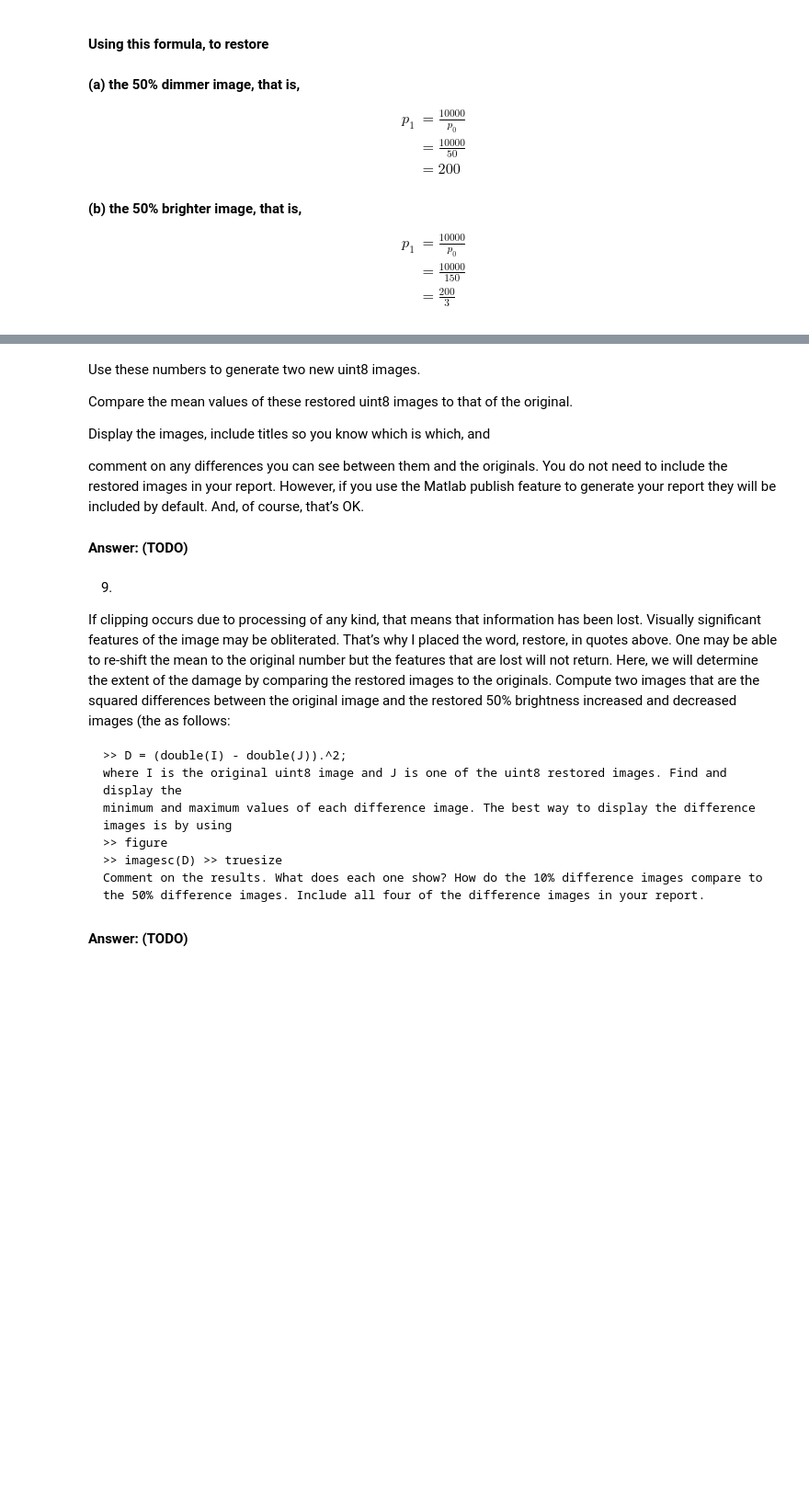
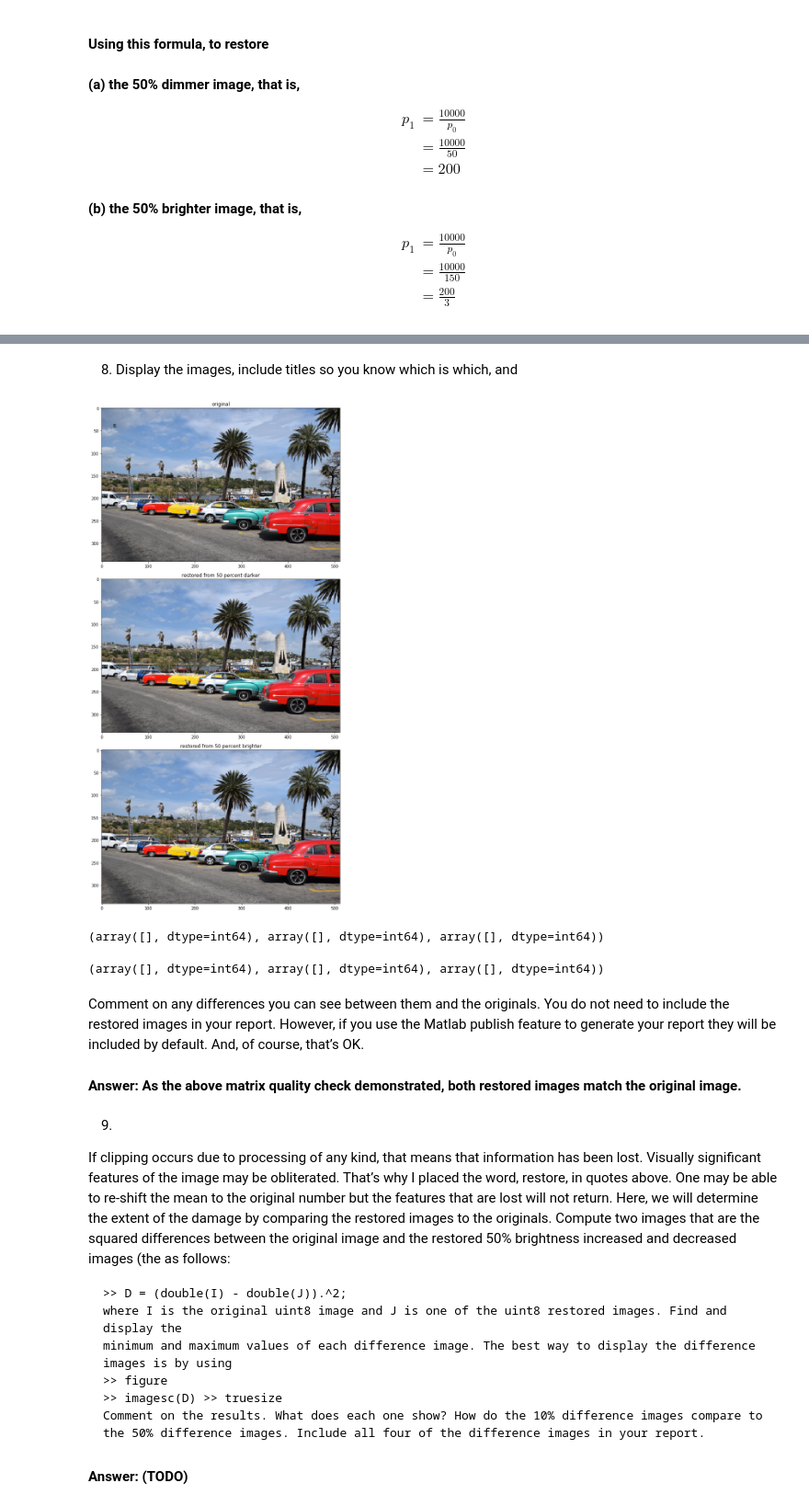
Before and after one commit to zhanwenchen/-image_processing_hw2, a Jupyter notebook: HW2.ipynb, the cells around one changed output, grey strips where cells are left out. Shown at 92% size. Drawn from its saved outputs; the diff is of its cells as text; code cells hidden in the pictures; blank space fills up the shorter version.

```diff
--- a/HW2.ipynb
+++ b/HW2.ipynb
@@ -331,4 +337,7 @@ $$
 # %%
-print('8(a). havana_darker_50_double_restored.mean() =', adjustBrithness_double(havana_darker_50_double, 200).mean(), 'while original_mean =', original_mean)
-print('8(b). havana_brighter_50_double_restored.mean() =', adjustBrithness_double(havana_brighter_50_double, 200/3).mean(), 'while original_mean =', original_mean)
+havana_darker_50_double_restored = np.rint(adjustBrithness_double(havana_darker_50_double, 200).clip(0, 255)).astype('uint8')
+havana_brighter_50_double_restored = np.rint(adjustBrithness_double(havana_brighter_50_double, 200/3).clip(0, 255)).astype('uint8')
+
+print('8(a). havana_darker_50_double_restored.mean() =', havana_darker_50_double_restored.mean(), 'while original_mean =', original_mean)
+print('8(b). havana_brighter_50_double_restored.mean() =', havana_brighter_50_double_restored.mean(), 'while original_mean =', original_mean)
 # %% [output]
@@ -337,13 +346,38 @@ print('8(b). havana_brighter_50_double_restored.mean() =', adjustBrithness_doubl
+# %% [markdown]
+8. Display the images, include titles so you know which is which, and
+# %%
+image_size = 3
+fig, axes = plt.subplots(3, 1, figsize=(3*image_size,6*image_size))
+fig.suptitle('8.', x=0.1, y=0.95, horizontalalignment='left')
+
+axes[0].imshow(havana_np, aspect='auto')
+axes[0].set_title('original')
+
+axes[1].imshow(havana_darker_50_double_restored, aspect='auto')
+axes[1].set_title('restored from 50 percent darker')
+
+axes[2].imshow(havana_brighter_50_double_restored, aspect='auto')
+axes[2].set_title('restored from 50 percent brighter')
+
+
+# [ax.axis('equal') for ax in axes]
+[ax.set_anchor('W') for ax in axes] # left align all three images
+plt.tight_layout()
+plt.show()
+# %% [output]
+[figure, added]
+# %%
+np.where(havana_np != havana_brighter_50_double_restored)
+# %% [output]
+(array([], dtype=int64), array([], dtype=int64), array([], dtype=int64))
+# %%
+np.where(havana_darker_50_double_restored != havana_brighter_50_double_restored)
+# %% [output]
+(array([], dtype=int64), array([], dtype=int64), array([], dtype=int64))
 # %% [markdown]
-Use these numbers to generate two new uint8 images.
+Comment on any differences you can see between them and the originals. You do not need to include the restored images in your report. However, if you use the Matlab publish feature to generate your report they will be included by default. And, of course, that’s OK.
 
-Compare the mean values of these restored uint8 images to that of the original.
-
-Display the images, include titles so you know which is which, and
-
-comment on any differences you can see between them and the originals. You do not need to include the restored images in your report. However, if you use the Matlab publish feature to generate your report they will be included by default. And, of course, that’s OK.
-
-#### Answer: (TODO)
+#### Answer: As the above matrix quality check demonstrated, both restored images match the original image.
 # %% [markdown]
 9.
 
```
Also changed, not shown: parts of 5 cells of this notebook.
